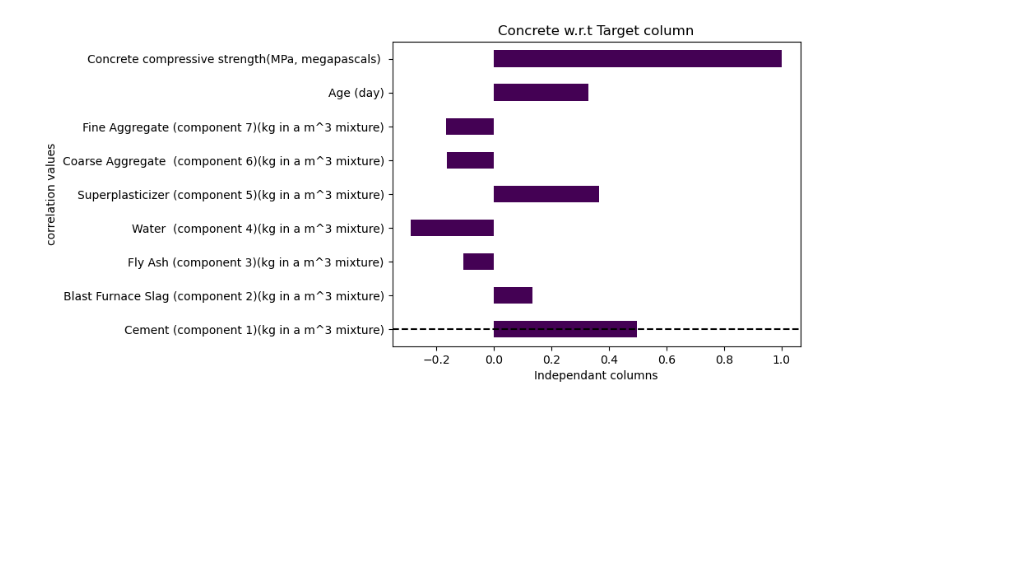
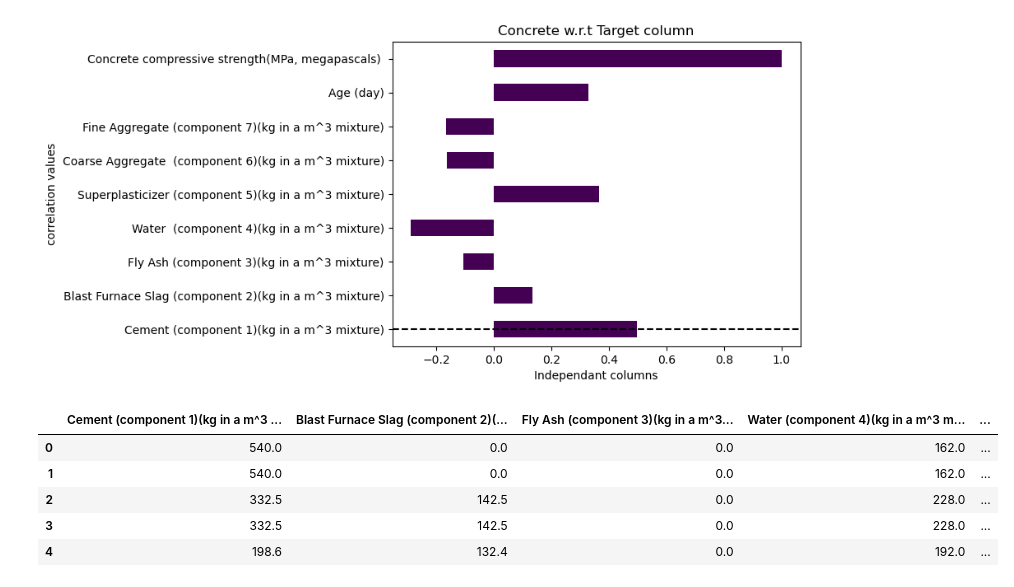
Before and after one commit to vrushali253/cementprediction_model, a Jupyter notebook: Model.ipynb, the cells around one changed output. Saved outputs shown, nothing was run; the diff lists cells and outputs as text; code cells hidden in the pictures; blank space fills up the shorter version.

```diff
--- a/Model.ipynb
+++ b/Model.ipynb
@@ -162,3 +167,13 @@ plt.xlabel('Independant columns')
 plt.show()
 # %% [output]
 [figure]
+# %%
+#checking top 5 rows of dataset
+df.head()
+# %% [output]
+|  | Cement (component 1)(kg in a m^3 ... | Blast Furnace Slag (component 2)(... | Fly Ash (component 3)(kg in a m^3... | Water (component 4)(kg in a m^3 m... | ... |
+| 0 | 540.0 | 0.0 | 0.0 | 162.0 | ... |
+| 1 | 540.0 | 0.0 | 0.0 | 162.0 | ... |
+| 2 | 332.5 | 142.5 | 0.0 | 228.0 | ... |
+| 3 | 332.5 | 142.5 | 0.0 | 228.0 | ... |
+| 4 | 198.6 | 132.4 | 0.0 | 192.0 | ... |
```
Also changed, not shown: parts of 13 cells of this notebook, 1 other file.
